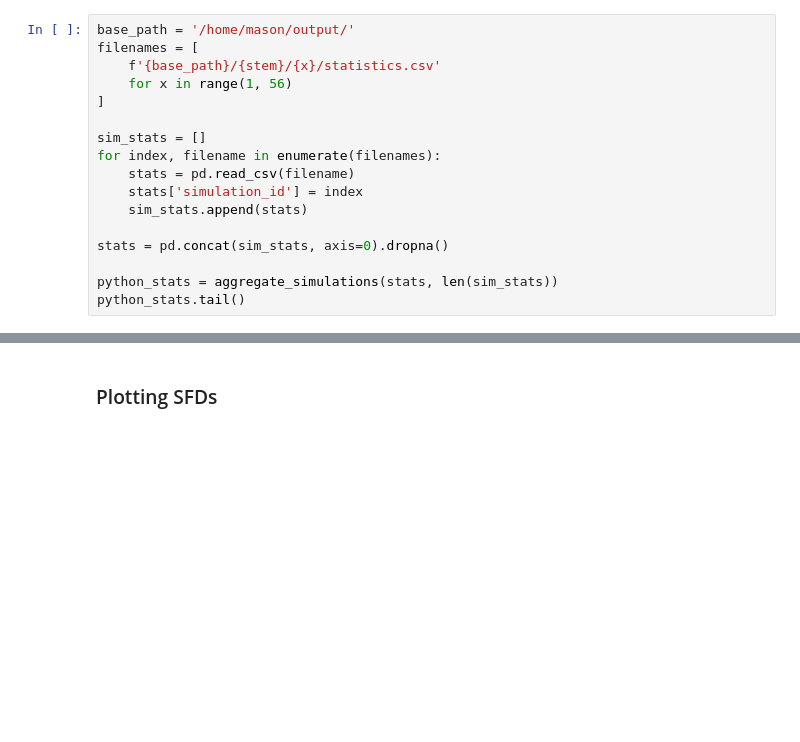
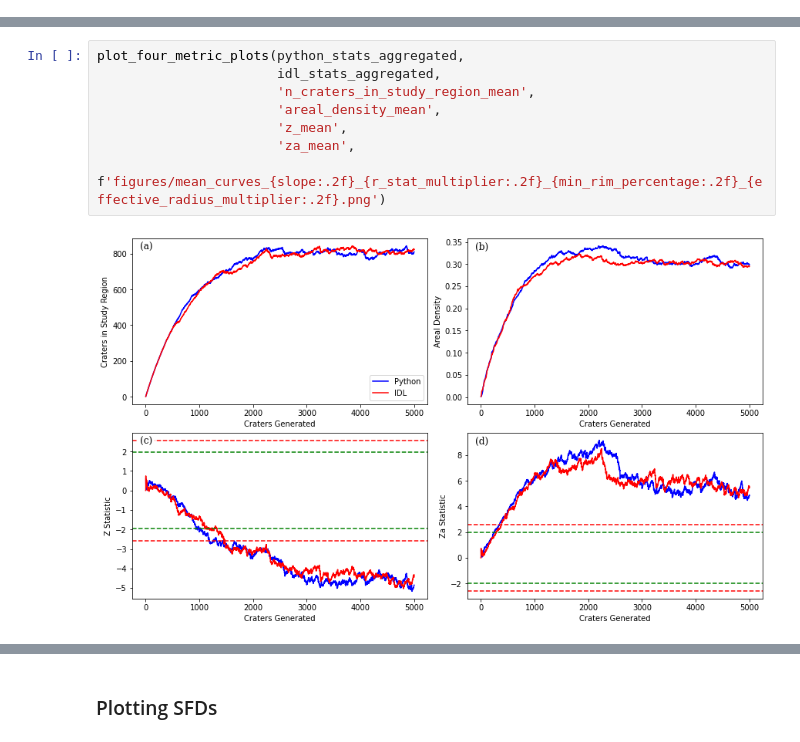
Before and after one commit to seanmason/saturation, a Jupyter notebook: notebooks/PlotStats.ipynb, the cells around one changed output, grey strips where cells are left out. Drawn from its saved outputs; the diff is of its cells as text; blank space fills up the shorter version.

```diff
--- a/notebooks/PlotStats.ipynb
+++ b/notebooks/PlotStats.ipynb
@@ -123,17 +184,0 @@ def percentile(n):
-# %%
-base_path = '/home/mason/output/'
-filenames = [
-    f'{base_path}/{stem}/{x}/statistics.csv'
-    for x in range(1, 56)
-]
-
-sim_stats = []
-for index, filename in enumerate(filenames):
-    stats = pd.read_csv(filename)
-    stats['simulation_id'] = index
-    sim_stats.append(stats)
-
-stats = pd.concat(sim_stats, axis=0).dropna()
-
-python_stats = aggregate_simulations(stats, len(sim_stats))
-python_stats.tail()
@@ -455,0 +233,10 @@ Radius 95% CI on the mean:
+# %%
+plot_four_metric_plots(python_stats_aggregated,
+                       idl_stats_aggregated,
+                       'n_craters_in_study_region_mean',
+                       'areal_density_mean',
+                       'z_mean',
+                       'za_mean',
+                       f'figures/mean_curves_{slope:.2f}_{r_stat_multiplier:.2f}_{min_rim_percentage:.2f}_{effective_radius_multiplier:.2f}.png')
+# %% [output]
+[figure, added]
```
Also changed, not shown: parts of 54 cells of this notebook, 15 other files.
